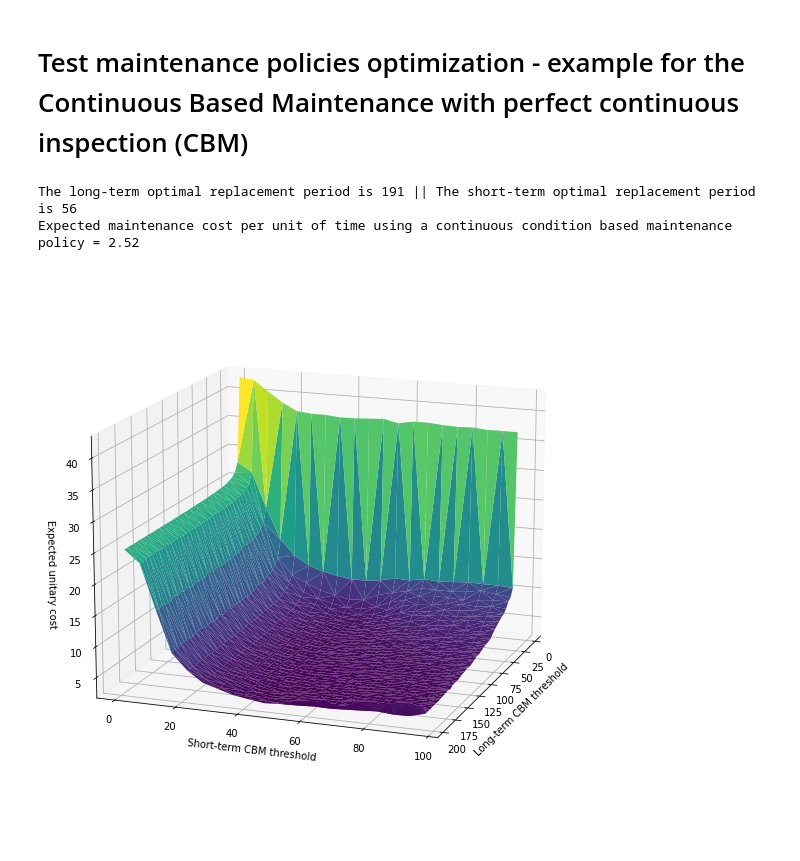
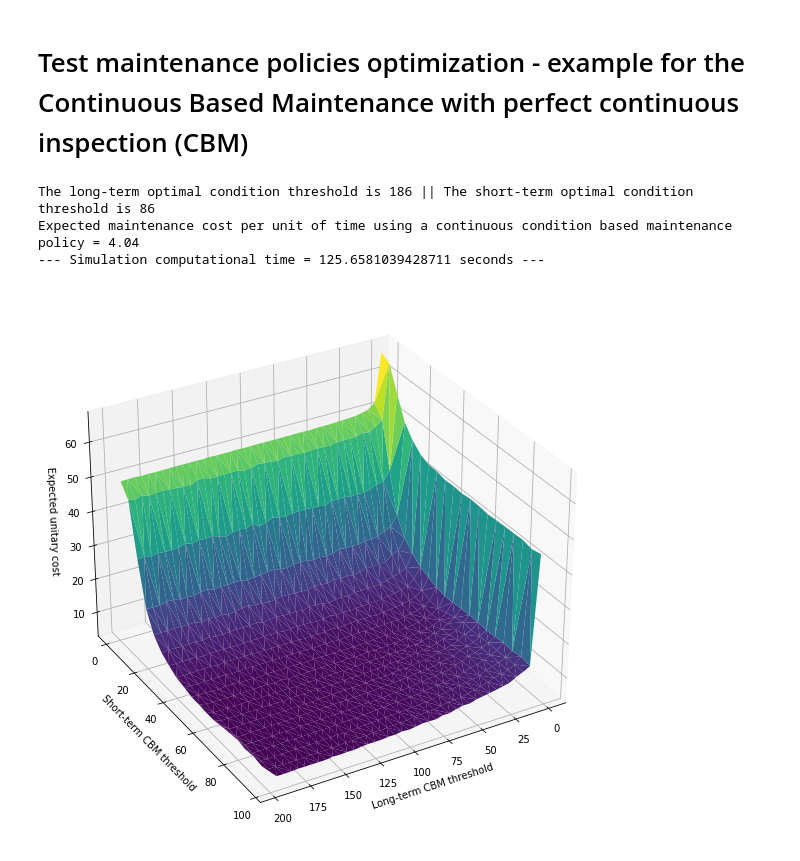
Before and after one commit to diaxz12/Assets_with_failures_dependence, a Jupyter notebook: simulator_results.ipynb, the cells around one changed output. Drawn from its saved outputs; the diff is of its cells as text; code cells hidden in the pictures.

```diff
--- a/simulator_results.ipynb
+++ b/simulator_results.ipynb
@@ -6,9 +6,11 @@ from Asset_degradation import *
 # %% [markdown]
 # Global variables
 # %%
-short_term = Failure_mode_degradation(10, 100, 2, 4, [], 100, 50, 200)
-long_term = Failure_mode_degradation(0, 200, 0.1, 2, [], 200, 200, 1000)
-shock_threshold = 50
+short_term = Failure_mode_degradation(initial_condition = 10, failure_threshold = 100, average_degradation_parameter = 2, variability_degradation_parameter = 4,
+                                      degradation = [], inspection = 15, condition_maintenance_threshold = 100, inspection_costs = 10, preventive_maintenance_costs= 100, corrective_maintenance_costs = 200) #short-term failure mode definition
+long_term = Failure_mode_degradation(initial_condition = 0, failure_threshold = 200, average_degradation_parameter = 0.1, variability_degradation_parameter = 2,
+                                      degradation = [], inspection = 15, condition_maintenance_threshold = 200, inspection_costs = 10, preventive_maintenance_costs= 200, corrective_maintenance_costs = 1000) #long-term failure mode definition
+shock_threshold = 50 #threshold of activation for the shocks
 lameda_shocks = 0.5 #shocks per time step
 shock_intensity_mean = 7 #normal distribution
 shock_intensity_stdev = 2 #normal distribution
@@ -88,6 +104,9 @@ policy_costs_plot(st_expected_maintenance_cost_per_unit_of_time, lt_expected_mai
 # %% [markdown]
 # Test maintenance policies optimization - example for the Continuous Based Maintenance with perfect continuous inspection (CBM)
 # %%
+#Start clock
+start_time = time.time()
+
 #Compute maintenance policy
 maintenance_policy = 'CBM'
 policy_step = 5
@@ -106,10 +125,14 @@ print(f'The long-term optimal condition threshold is {optimal_cbm.split("/")[0]}
 #Compute maintenance costs
 cost = round(min(total_expected_maintenance_cost_per_unit_of_time), 2)
 print(f'Expected maintenance cost per unit of time using a continuous condition based maintenance policy = {cost}')
+
+#print computational time
+print("--- Simulation computational time = %s seconds ---" % (time.time() - start_time))
 # %% [output]
-The long-term optimal replacement period is 191 || The short-term optimal replacement period is 56
-Expected maintenance cost per unit of time using a continuous condition based maintenance policy = 2.52
+The long-term optimal condition threshold is 186 || The short-term optimal condition threshold is 86
+Expected maintenance cost per unit of time using a continuous condition based maintenance policy = 4.04
+--- Simulation computational time = 125.6581039428711 seconds ---
 # %%
-plot_cbm_maintenance_costs(results, 20)
+plot_cbm_maintenance_costs(results, 60)
 # %% [output]
-[figure, old version]
+[figure, new version]
```
Also changed, not shown: parts of 13 cells of this notebook, 1 other file.
